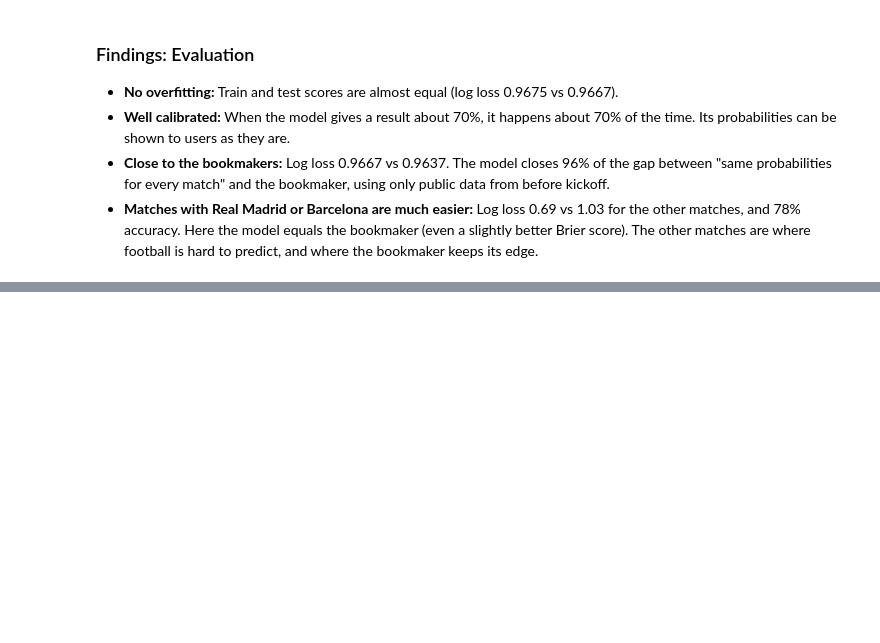
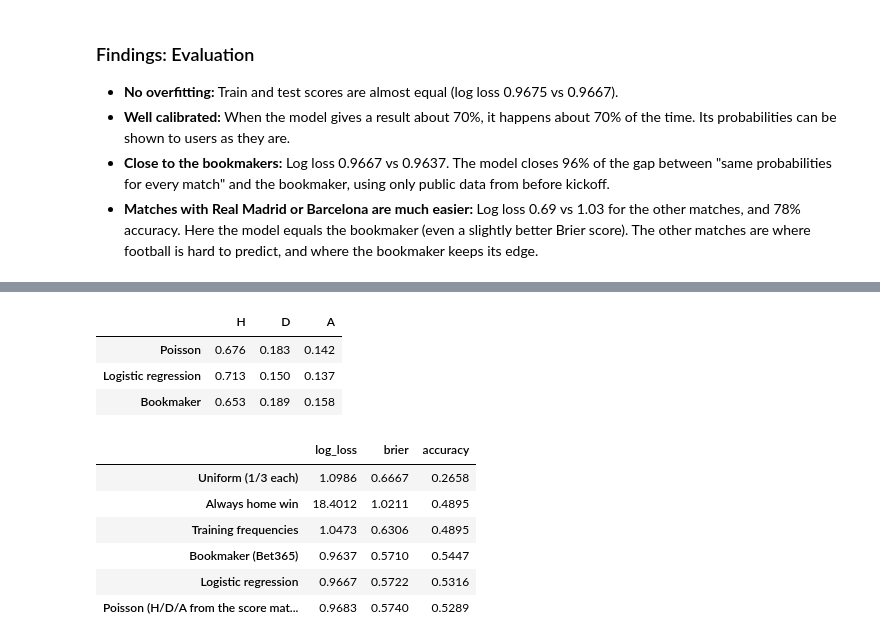
Before and after one commit to idoberk/laliga-match-prediction, a Jupyter notebook: notebooks/laliga_match_prediction.ipynb, the cells around one changed output, grey strips where cells are left out. Drawn from its saved outputs; the diff is of its cells as text; code cells hidden in the pictures; blank space fills up the shorter version.

```diff
--- a/notebooks/laliga_match_prediction.ipynb
+++ b/notebooks/laliga_match_prediction.ipynb
@@ -1822,0 +1907,31 @@ Matches with Real Madrid or Barcelona: 74
+# %%
+poisson_test = outcomes_from_scores(test_matrices, test_matches.index)
+test_scores = most_likely_scores(test_matrices, test_matches.index)
+
+# The example match: H/D/A from the three sources
+pd.DataFrame(
+    {
+        "Poisson": poisson_test.loc[is_example].iloc[0],
+        "Logistic regression": logistic_test.loc[is_example].iloc[0],
+        "Bookmaker": bookmaker_test.loc[is_example].iloc[0],
+    }
+).T.round(3)
+# %% [output]
+|  | H | D | A |
+| Poisson | 0.676 | 0.183 | 0.142 |
+| Logistic regression | 0.713 | 0.150 | 0.137 |
+| Bookmaker | 0.653 | 0.189 | 0.158 |
+# %%
+model_scores.loc["Poisson (H/D/A from the score matrix)"] = score_probabilities(
+    test_matches["FTResult"], poisson_test
+)
+
+model_scores.round(4)
+# %% [output]
+|  | log_loss | brier | accuracy |
+| Uniform (1/3 each) | 1.0986 | 0.6667 | 0.2658 |
+| Always home win | 18.4012 | 1.0211 | 0.4895 |
+| Training frequencies | 1.0473 | 0.6306 | 0.4895 |
+| Bookmaker (Bet365) | 0.9637 | 0.5710 | 0.5447 |
+| Logistic regression | 0.9667 | 0.5722 | 0.5316 |
+| Poisson (H/D/A from the score mat... | 0.9683 | 0.5740 | 0.5289 |
```
Also changed, not shown: parts of 7 cells of this notebook, 2 other files.
